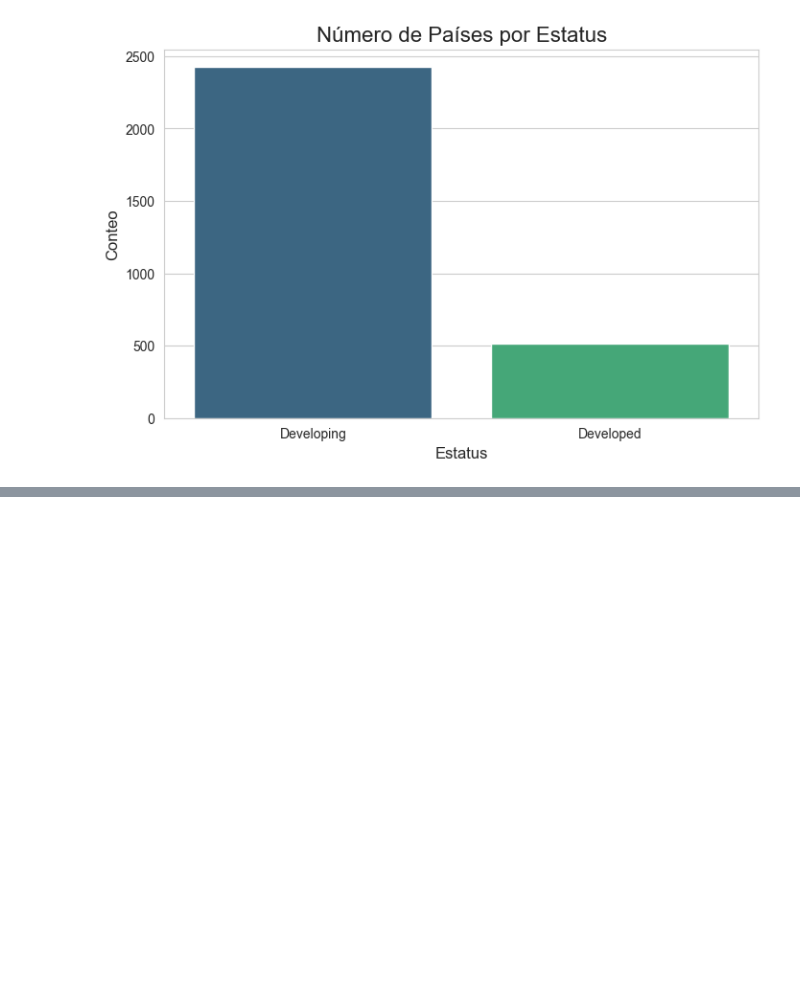
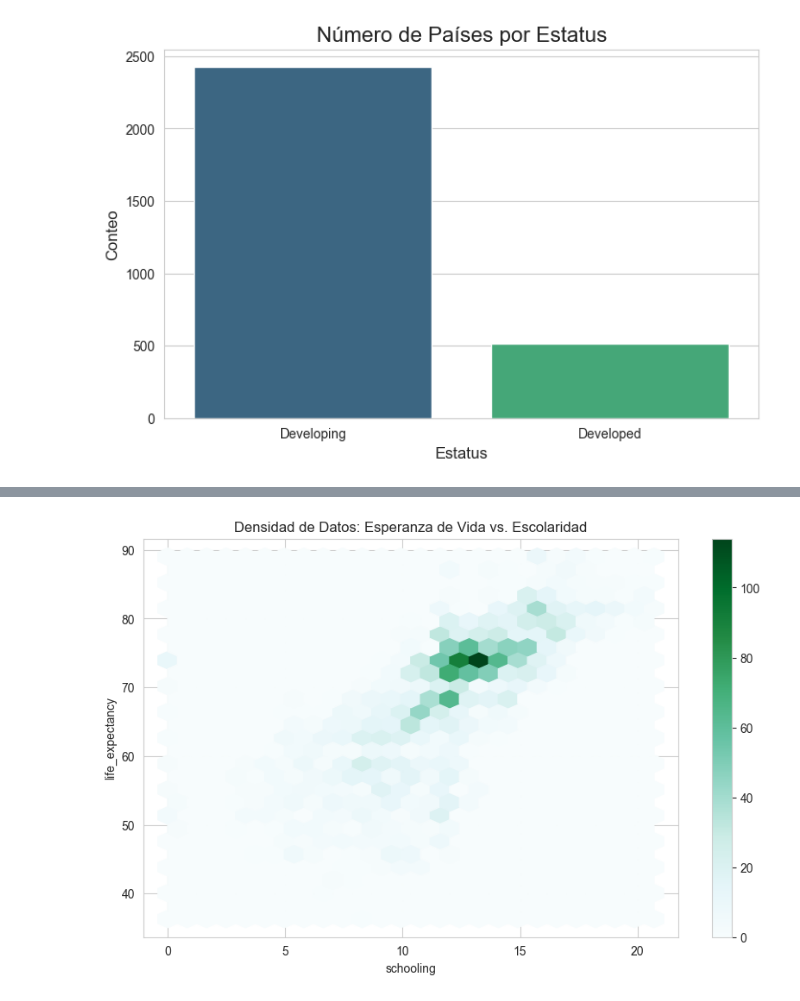
Before and after one commit to Factoria-F5-madrid/equipo5_proyecto5, a Jupyter notebook: eda_visualizaciones.ipynb, the cells around one changed output, grey strips where cells are left out. Cells and saved outputs as stored; diff of their text form; code cells hidden in the pictures; blank space fills up the shorter version.

```diff
--- a/eda_visualizaciones.ipynb
+++ b/eda_visualizaciones.ipynb
@@ -133,0 +190,7 @@ Passing `palette` without assigning `hue` is deprecated and will be removed in v
+# %%
+# Gráfico de hexbin
+df.plot.hexbin(x='schooling', y='life_expectancy', gridsize=25, figsize=(10, 6))
+plt.title('Densidad de Datos: Esperanza de Vida vs. Escolaridad')
+plt.show()
+# %% [output]
+[figure, added]
```
Also changed, not shown: parts of 16 cells of this notebook.
